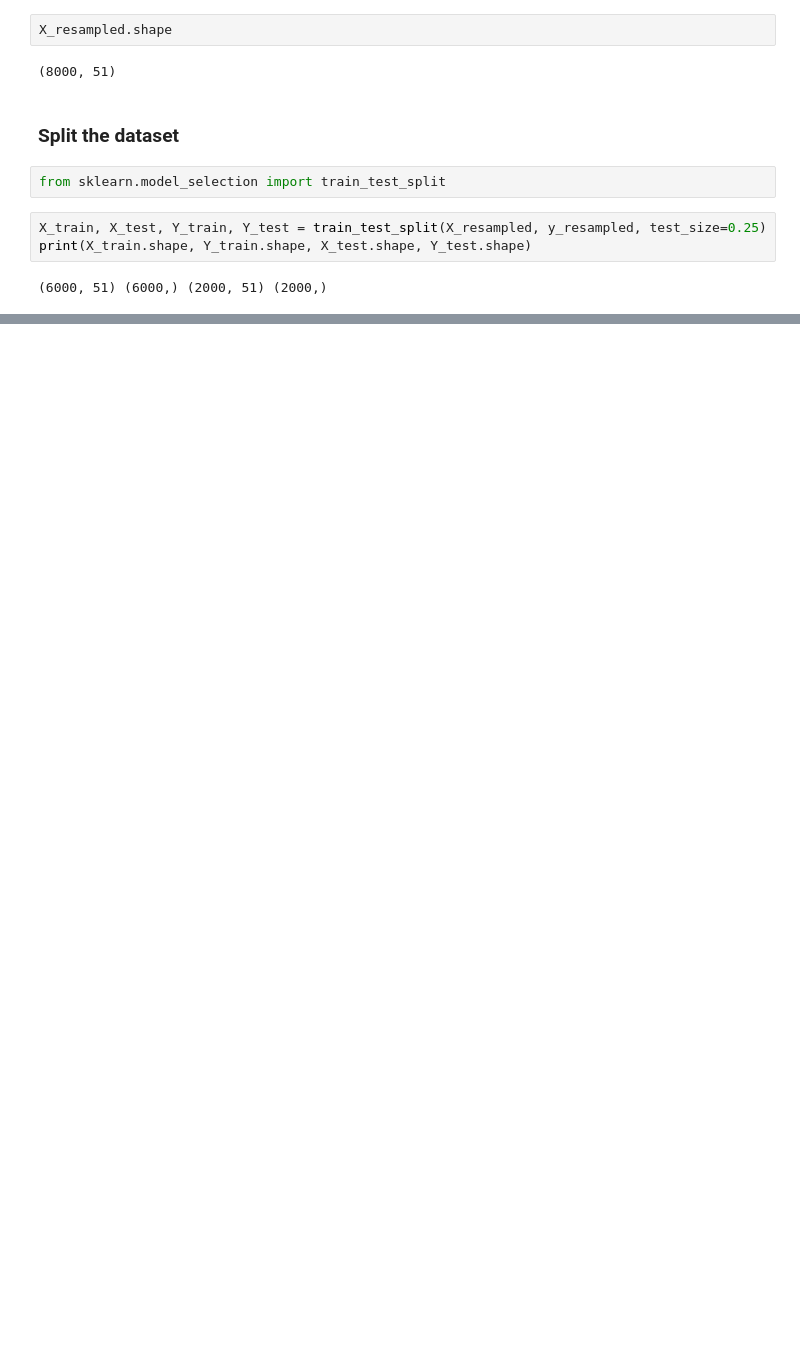
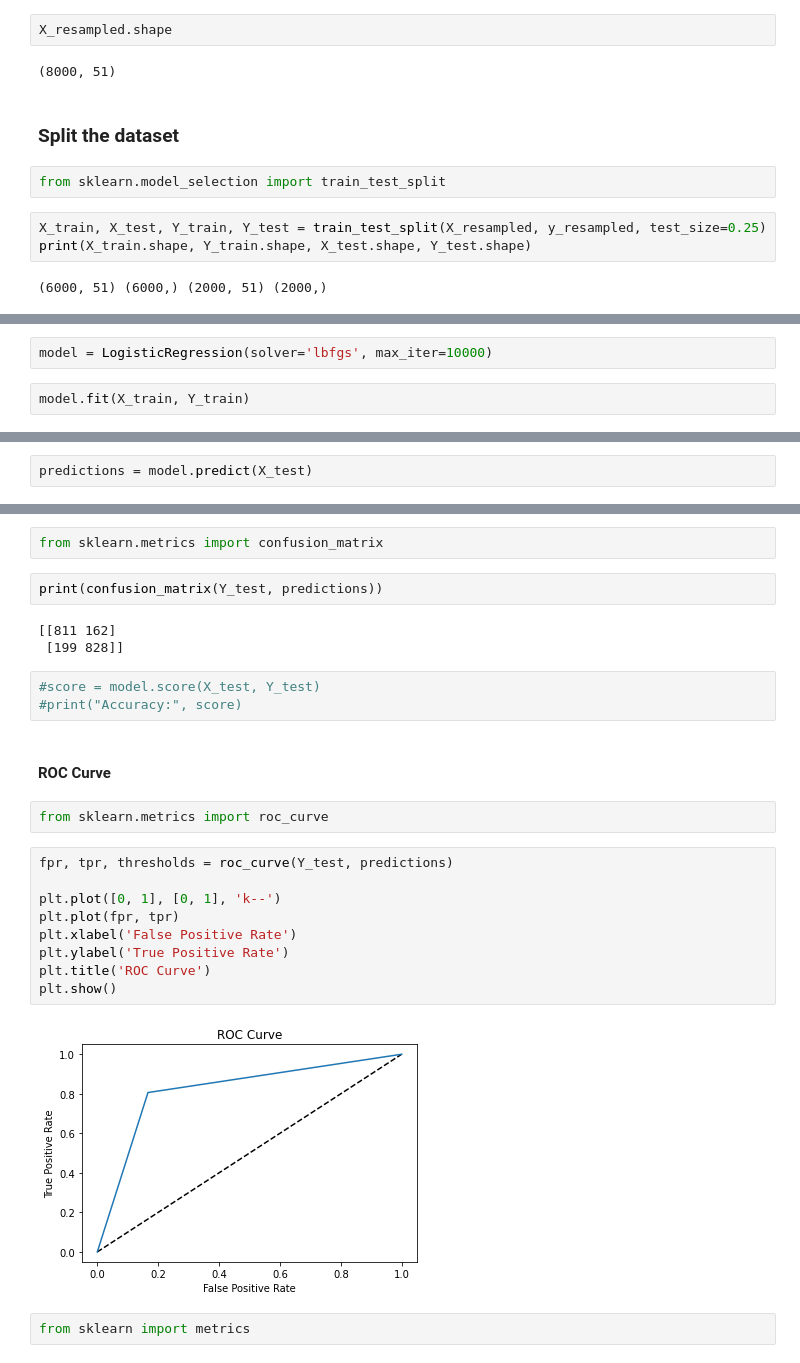
Before and after one commit to sumitraju/data-science, a Jupyter notebook: bank_logistic_regression/bank_logistic_regression.ipynb, the cells around one changed output, grey strips where cells are left out. Cells and saved outputs as stored; diff of their text form; blank space fills up the shorter version.

Commit message:
Logit model evaluation

```diff
--- a/bank_logistic_regression/bank_logistic_regression.ipynb
+++ b/bank_logistic_regression/bank_logistic_regression.ipynb
@@ -360,0 +365,4 @@ print(X_train.shape, Y_train.shape, X_test.shape, Y_test.shape)
+# %%
+model = LogisticRegression(solver='lbfgs', max_iter=10000)
+# %%
+model.fit(X_train, Y_train)
@@ -360,0 +371,2 @@ print(X_train.shape, Y_train.shape, X_test.shape, Y_test.shape)
+# %%
+predictions = model.predict(X_test)
@@ -360,0 +388,27 @@ print(X_train.shape, Y_train.shape, X_test.shape, Y_test.shape)
+# %%
+from sklearn.metrics import confusion_matrix
+# %%
+print(confusion_matrix(Y_test, predictions))
+# %% [output]
+[[811 162]
+ [199 828]]
+# %%
+#score = model.score(X_test, Y_test)
+#print("Accuracy:", score)
+# %% [markdown]
+#### ROC Curve
+# %%
+from sklearn.metrics import roc_curve
+# %%
+fpr, tpr, thresholds = roc_curve(Y_test, predictions)
+
+plt.plot([0, 1], [0, 1], 'k--')
+plt.plot(fpr, tpr)
+plt.xlabel('False Positive Rate')
+plt.ylabel('True Positive Rate')
+plt.title('ROC Curve')
+plt.show()
+# %% [output]
+[figure, added]
+# %%
+from sklearn import metrics
```
Also changed, not shown: parts of 7 cells of this notebook.
